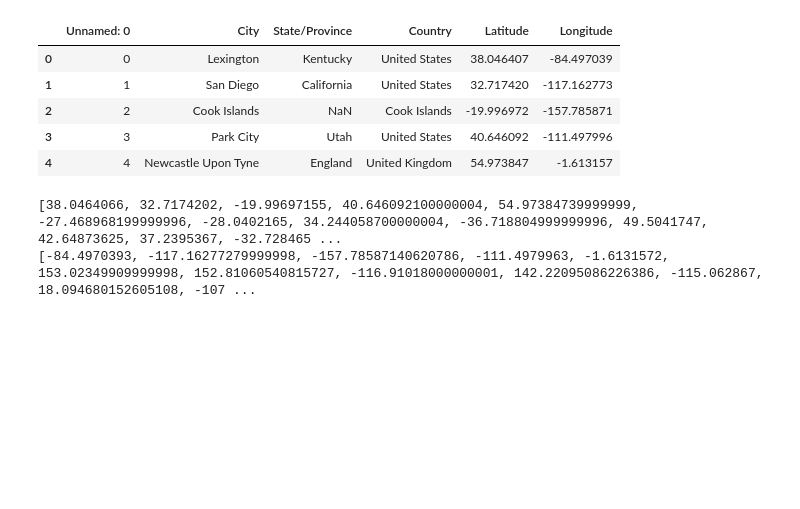
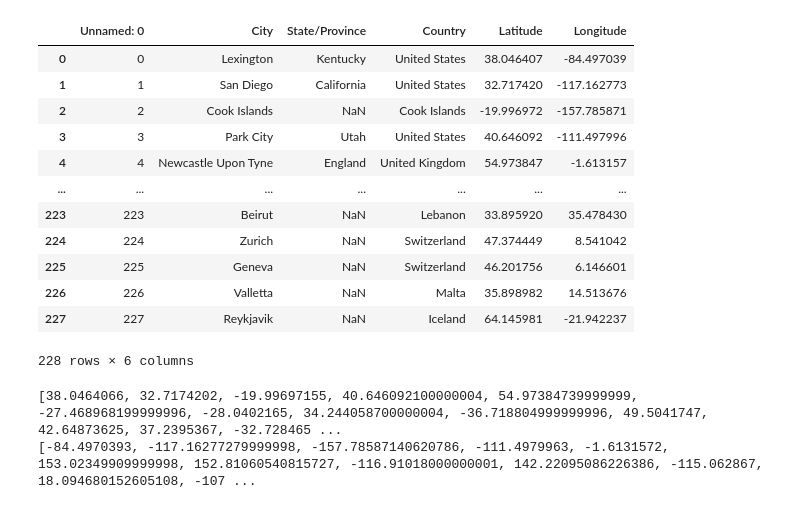
Before and after one commit to mugsiemx/honeymoon-dashboard, a Jupyter notebook: API_Calls/Yelp!API.ipynb, the cells around one changed output. Saved outputs shown, nothing was run; the diff lists cells and outputs as text; code cells hidden in the pictures; blank space fills up the shorter version.

```diff
--- a/API_Calls/Yelp!API.ipynb
+++ b/API_Calls/Yelp!API.ipynb
@@ -30,15 +30,22 @@ len(categories)
 # %%
 # Import Lat/Long Database
 csv_path = "../Resources/CitiesWGeolocation.csv"
 locations_df = pd.read_csv(csv_path)
-locations_df.head()
+locations_df
 # %% [output]
 |  | Unnamed: 0 | City | State/Province | Country | Latitude | Longitude |
 | 0 | 0 | Lexington | Kentucky | United States | 38.046407 | -84.497039 |
 | 1 | 1 | San Diego | California | United States | 32.717420 | -117.162773 |
 | 2 | 2 | Cook Islands | NaN | Cook Islands | -19.996972 | -157.785871 |
 | 3 | 3 | Park City | Utah | United States | 40.646092 | -111.497996 |
 | 4 | 4 | Newcastle Upon Tyne | England | United Kingdom | 54.973847 | -1.613157 |
+| ... | ... | ... | ... | ... | ... | ... |
+| 223 | 223 | Beirut | NaN | Lebanon | 33.895920 | 35.478430 |
+| 224 | 224 | Zurich | NaN | Switzerland | 47.374449 | 8.541042 |
+| 225 | 225 | Geneva | NaN | Switzerland | 46.201756 | 6.146601 |
+| 226 | 226 | Valletta | NaN | Malta | 35.898982 | 14.513676 |
+| 227 | 227 | Reykjavik | NaN | Iceland | 64.145981 | -21.942237 |
+228 rows × 6 columns
 # %%
 # Normalize capitalization
 locations_df = locations_df.rename(columns = {"Latitude": "latitude","Longitude":"longitude","Unnamed: 0":"locationID"})
```
Also changed, not shown: parts of 10 cells of this notebook, 2 other files.
